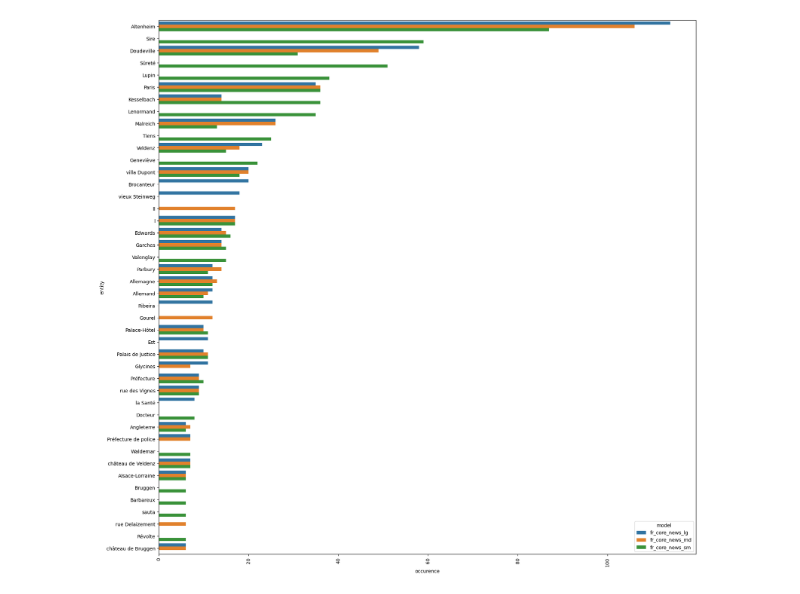
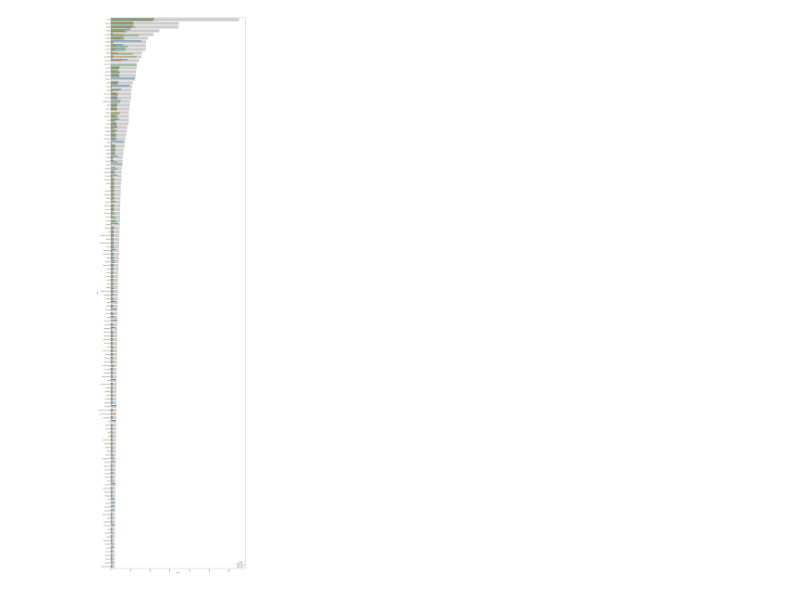
Before and after one commit to abaddon-moriarty/Arsene_Lupi-NER, a Jupyter notebook: analysis.ipynb, the cells around one changed output. Cells and saved outputs as stored; diff of their text form; code cells hidden in the pictures.

```diff
--- a/analysis.ipynb
+++ b/analysis.ipynb
@@ -62,5 +128,0 @@ df.describe()
-# %%
-df = df.sort_values('entity')
-df = df[df['label'] != 'total']
-df = df[df['occurence'] > 5]
-df
@@ -81,10 +129,23 @@ df
-# %%
-plt.figure(figsize=(20, 20))
-sns.barplot(df.sort_values('occurence', ascending=False),
-            y='entity',
-            x='occurence',
-            hue='model')
-plt.xticks(rotation=90)
-plt.show()
-# %% [output]
-[figure, removed]
+# %%
+# Préparer les données pour le tracé
+df_plot = df.reset_index()  # entity devient une colonne
+
+# Passage en format long pour seaborn
+df_melted = df_plot.melt(id_vars=['entity', 'total'],
+                         value_vars=['small', 'medium', 'large'],
+                         var_name='model', value_name='occurrence')
+
+# L'ordre des entités est déjà celui du tri (total décroissant)
+entity_order = df_plot['entity'].tolist()
+# %%
+# Tracé
+plt.figure(figsize=(20, len(df_plot) * 0.5))  # hauteur proportionnelle
+sns.barplot(data=df_plot, y='entity', x='total', color='gray', alpha=0.4,
+            zorder=1, order=entity_order)
+sns.barplot(data=df_melted, y='entity', x='occurrence', hue='model', alpha=0.8,
+            zorder=2, order=entity_order)
+plt.xticks(rotation=90)
+plt.tight_layout()
+plt.show()
+# %% [output]
+[figure, added]
```
Also changed, not shown: parts of 8 cells of this notebook, 1 other file.
